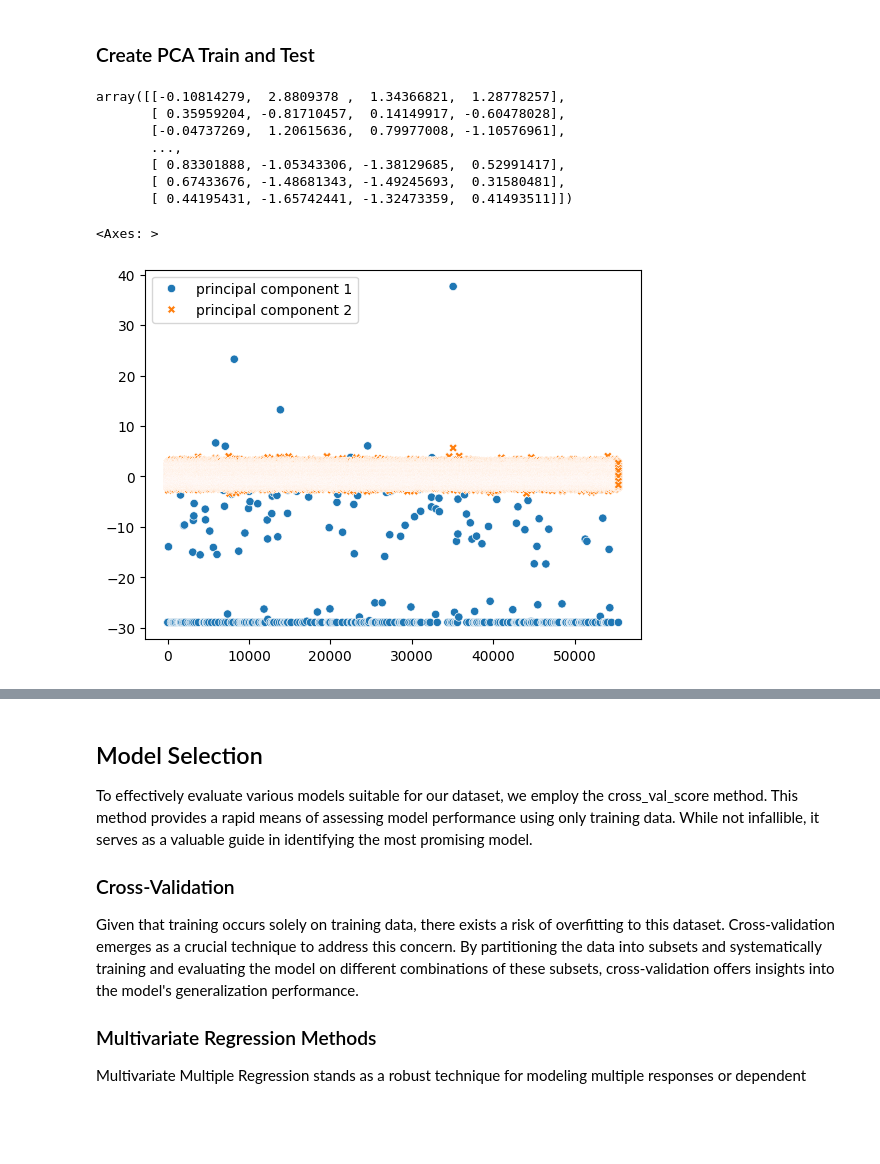
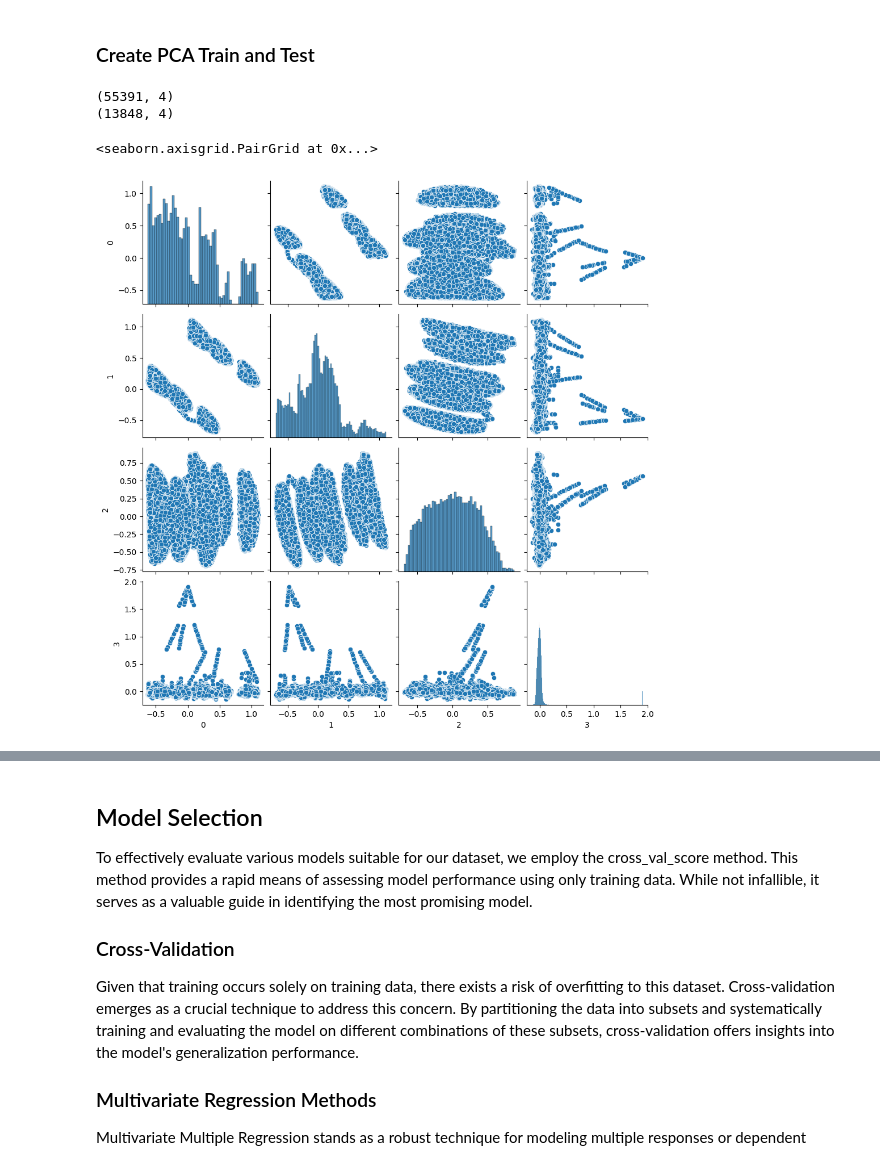
Before and after one commit to vputnam/machine_learning_soln, a Jupyter notebook: Jupyter/ModelExperiments.ipynb, the cells around one changed output, grey strips where cells are left out. Drawn from its saved outputs; the diff is of its cells as text; code cells hidden in the pictures; blank space fills up the shorter version.

```diff
--- a/Jupyter/ModelExperiments.ipynb
+++ b/Jupyter/ModelExperiments.ipynb
@@ -118,31 +118,22 @@ print(pca.explained_variance_ratio_.cumsum())
 # %% [markdown]
 ### Create PCA Train and Test
 # %%
-X = data.drop(['fx_1', 'fy_1', 'fz_1', 'fx_2', 'fy_2', 'fz_2'], axis=1)
-y = data[['fx_1', 'fy_1', 'fz_1', 'fx_2', 'fy_2', 'fz_2']]
-
-# standardize
-x = (X - X.mean()) / X.std()
+X_train_normal = (X_train-X_train.min())/(X_train.max()-X_train.min())
+X_test_normal = (X_test-X_test.min())/(X_test.max()-X_test.min())
 
 pca = PCA(n_components=4)
-principalComponents = pca.fit_transform(x)
-X_PCA = pd.DataFrame(data = principalComponents)
+X_train_PCA_fit = pca.fit_transform(X_train_normal)
+X_train_PCA = pd.DataFrame(data = X_train_PCA_fit)
+print(X_train_PCA.shape)
 
-X_train_PCA = X_PCA.sample(frac = 0.8)
-X_test_PCA = X_PCA.drop(X_train_PCA.index)
-
-df = X_train_PCA.join(y, how='left').dropna()
-principalComponents
+X_test_PCA_fit = pca.transform(X_test_normal)
+X_test_PCA = pd.DataFrame(data = X_test_PCA_fit)
+print(X_test_PCA.shape)
 # %% [output]
-array([[-0.10814279,  2.8809378 ,  1.34366821,  1.28778257],
-       [ 0.35959204, -0.81710457,  0.14149917, -0.60478028],
-       [-0.04737269,  1.20615636,  0.79977008, -1.10576961],
-       ...,
-       [ 0.83301888, -1.05343306, -1.38129685,  0.52991417],
-       [ 0.67433676, -1.48681343, -1.49245693,  0.31580481],
-       [ 0.44195431, -1.65742441, -1.32473359,  0.41493511]])
+(55391, 4)
+(13848, 4)
-# %%
-sns.scatterplot(data=principalDf)
-# %% [output]
-<Axes: >
-[figure, removed]
+# %%
+sns.pairplot(X_train_PCA)
+# %% [output]
+<seaborn.axisgrid.PairGrid at 0x...>
+[figure, added]
```
Also changed, not shown: parts of 3 cells of this notebook, 1 other file.
